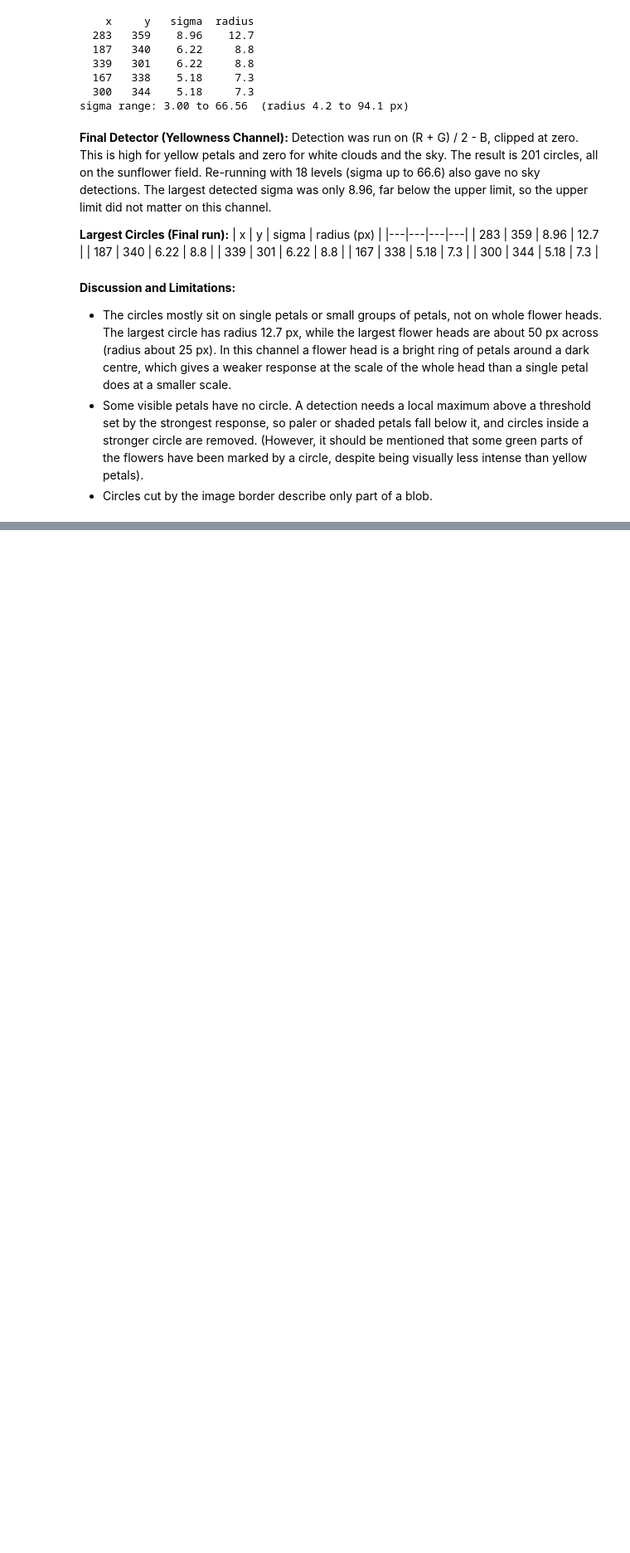
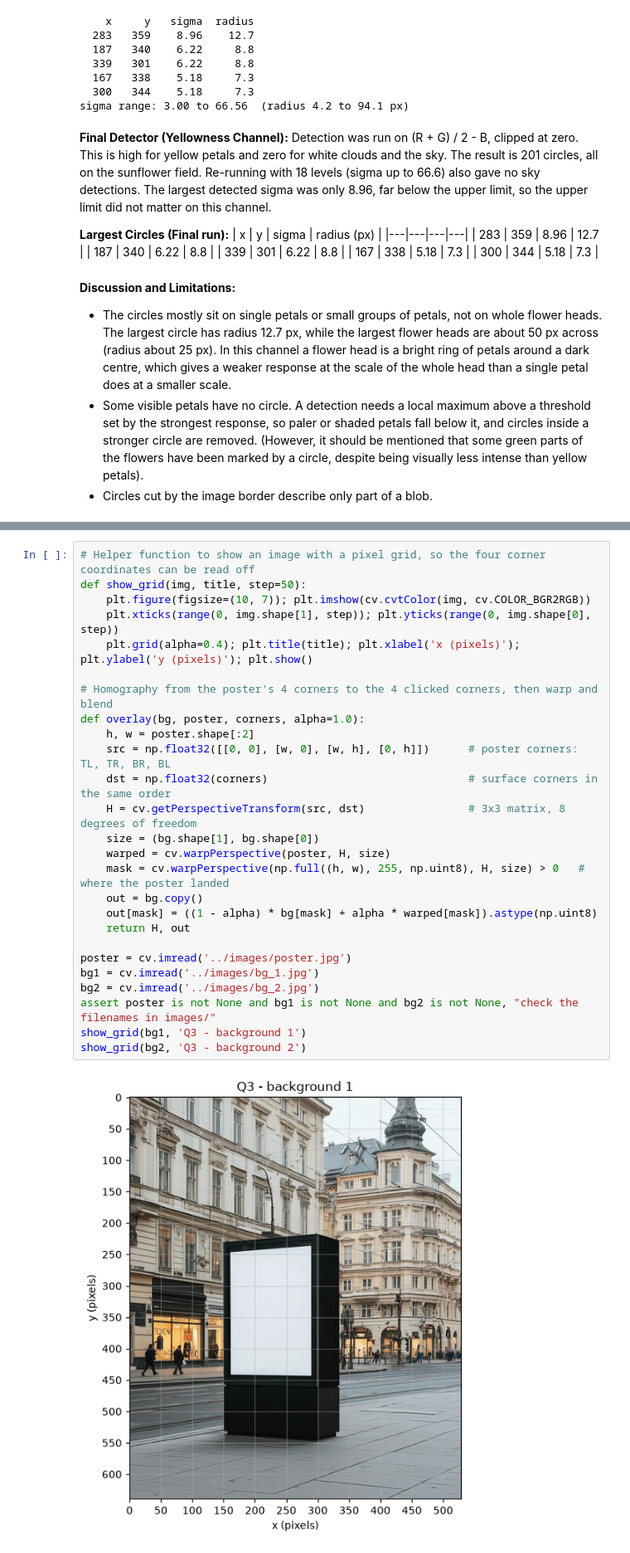
Before and after one commit to dilith813/en3160-a02, a Jupyter notebook: notebooks/a02.ipynb, the cells around one changed output, grey strips where cells are left out. Shown at 83% size. Drawn from its saved outputs; the diff is of its cells as text; blank space fills up the shorter version.

```diff
--- a/notebooks/a02.ipynb
+++ b/notebooks/a02.ipynb
@@ -122,0 +373,28 @@ was only 8.96, far below the upper limit, so the upper limit did not matter on t
+# %%
+# Helper function to show an image with a pixel grid, so the four corner coordinates can be read off
+def show_grid(img, title, step=50):
+    plt.figure(figsize=(10, 7)); plt.imshow(cv.cvtColor(img, cv.COLOR_BGR2RGB))
+    plt.xticks(range(0, img.shape[1], step)); plt.yticks(range(0, img.shape[0], step))
+    plt.grid(alpha=0.4); plt.title(title); plt.xlabel('x (pixels)'); plt.ylabel('y (pixels)'); plt.show()
+
+# Homography from the poster's 4 corners to the 4 clicked corners, then warp and blend
+def overlay(bg, poster, corners, alpha=1.0):
+    h, w = poster.shape[:2]
+    src = np.float32([[0, 0], [w, 0], [w, h], [0, h]])      # poster corners: TL, TR, BR, BL
+    dst = np.float32(corners)                               # surface corners in the same order
+    H = cv.getPerspectiveTransform(src, dst)                # 3x3 matrix, 8 degrees of freedom
+    size = (bg.shape[1], bg.shape[0])
+    warped = cv.warpPerspective(poster, H, size)
+    mask = cv.warpPerspective(np.full((h, w), 255, np.uint8), H, size) > 0   # where the poster landed
+    out = bg.copy()
+    out[mask] = ((1 - alpha) * bg[mask] + alpha * warped[mask]).astype(np.uint8)
+    return H, out
+
+poster = cv.imread('../images/poster.jpg')
+bg1 = cv.imread('../images/bg_1.jpg')
+bg2 = cv.imread('../images/bg_2.jpg')
+assert poster is not None and bg1 is not None and bg2 is not None, "check the filenames in images/"
+show_grid(bg1, 'Q3 - background 1')
+show_grid(bg2, 'Q3 - background 2')
+# %% [output]
+[figure, added]
```
Also changed, not shown: parts of 15 cells of this notebook, 3 other files.
